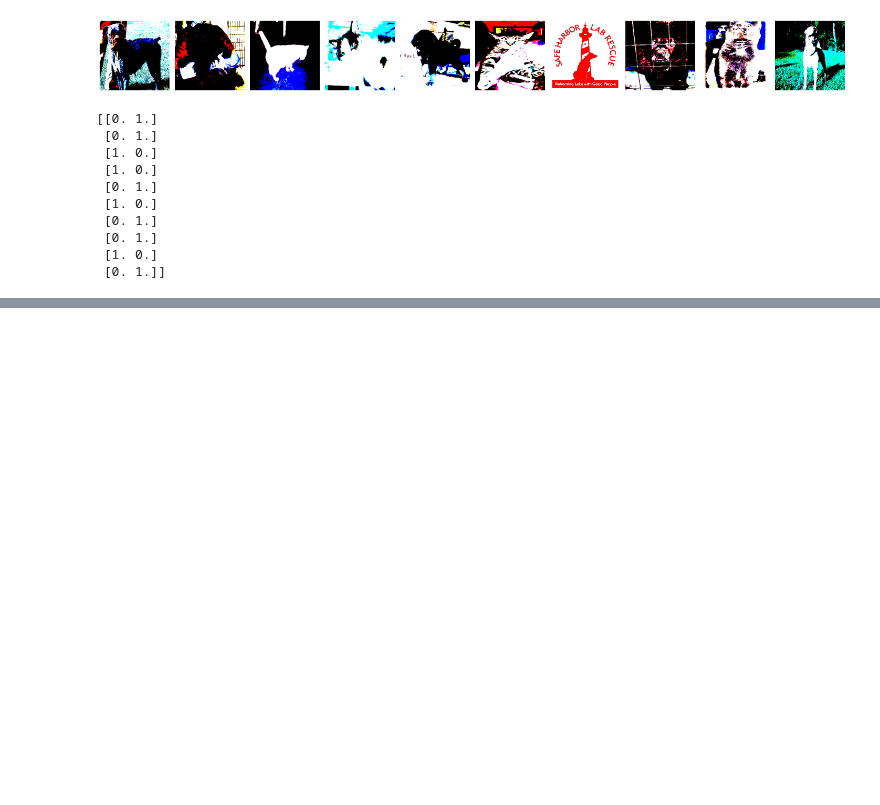
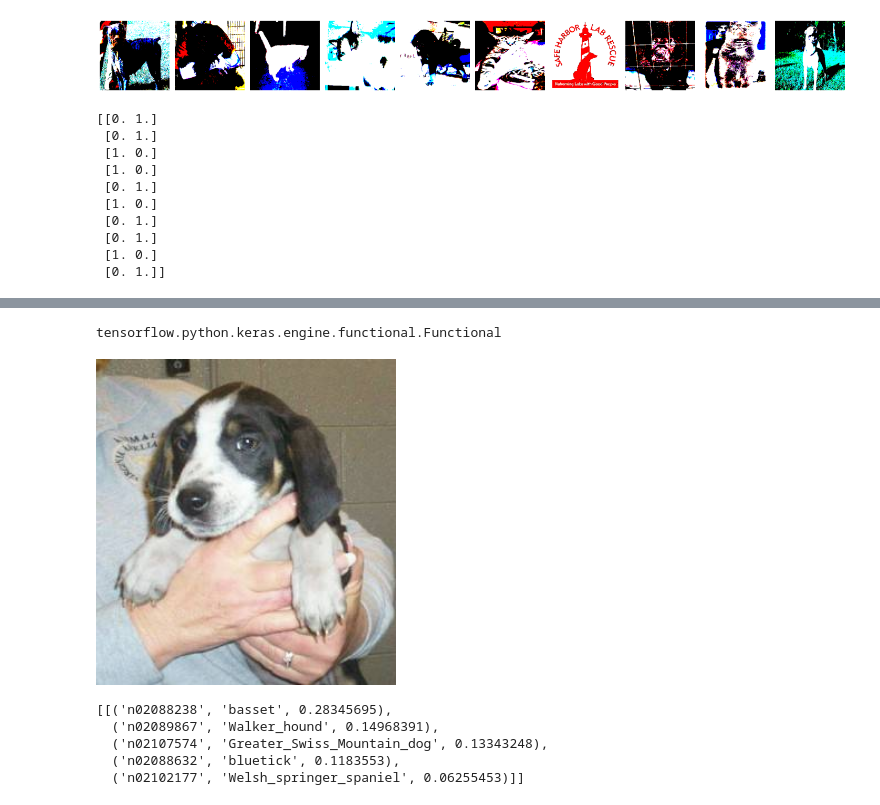
Before and after one commit to mabj/spikes, a Jupyter notebook: keras/keras_notes.ipynb, the cells around one changed output, grey strips where cells are left out. Drawn from its saved outputs; the diff is of its cells as text; code cells hidden in the pictures; blank space fills up the shorter version.

```diff
--- a/keras/keras_notes.ipynb
+++ b/keras/keras_notes.ipynb
@@ -412,0 +707,4 @@ Clipping input data to the valid range for imshow with RGB data ([0..1] for floa
+# %%
+type(mobile)
+# %% [output]
+tensorflow.python.keras.engine.functional.Functional
@@ -412,0 +718,17 @@ Clipping input data to the valid range for imshow with RGB data ([0..1] for floa
+# %%
+from IPython.display import Image
+img_path="data/cats_vs_dogs/train/dog/dog.10.jpg"
+Image(filename=img_path, width=300, height=200)
+# %% [output]
+[figure, added]
+# %%
+sample_data = prepare_image(img_path)
+result = mobile.predict(sample_data)
+result = imagenet_utils.decode_predictions(result)
+result
+# %% [output]
+[[('n02088238', 'basset', 0.28345695),
+  ('n02089867', 'Walker_hound', 0.14968391),
+  ('n02107574', 'Greater_Swiss_Mountain_dog', 0.13343248),
+  ('n02088632', 'bluetick', 0.1183553),
+  ('n02102177', 'Welsh_springer_spaniel', 0.06255453)]]
```
Also changed, not shown: parts of 38 cells of this notebook, 2 other files.
